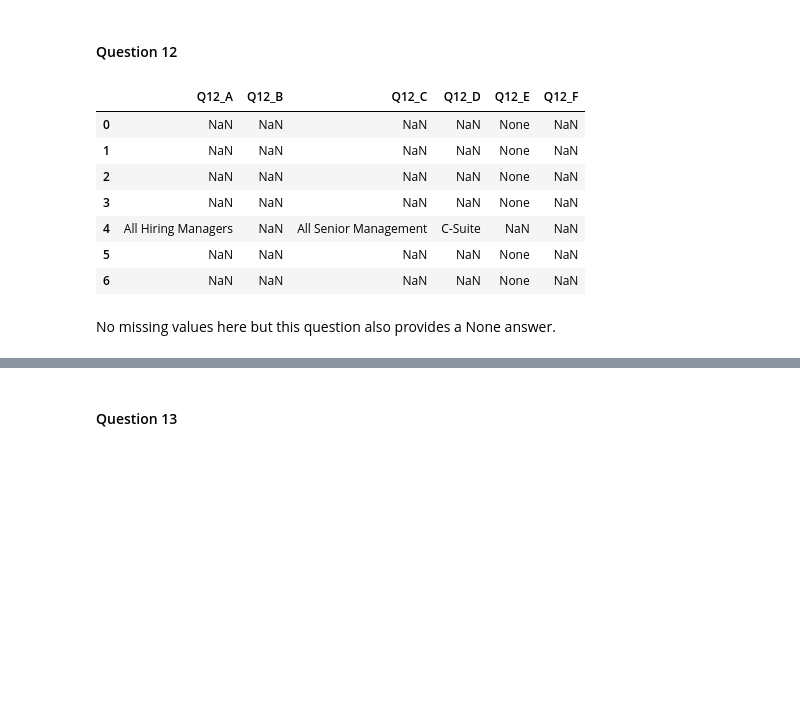
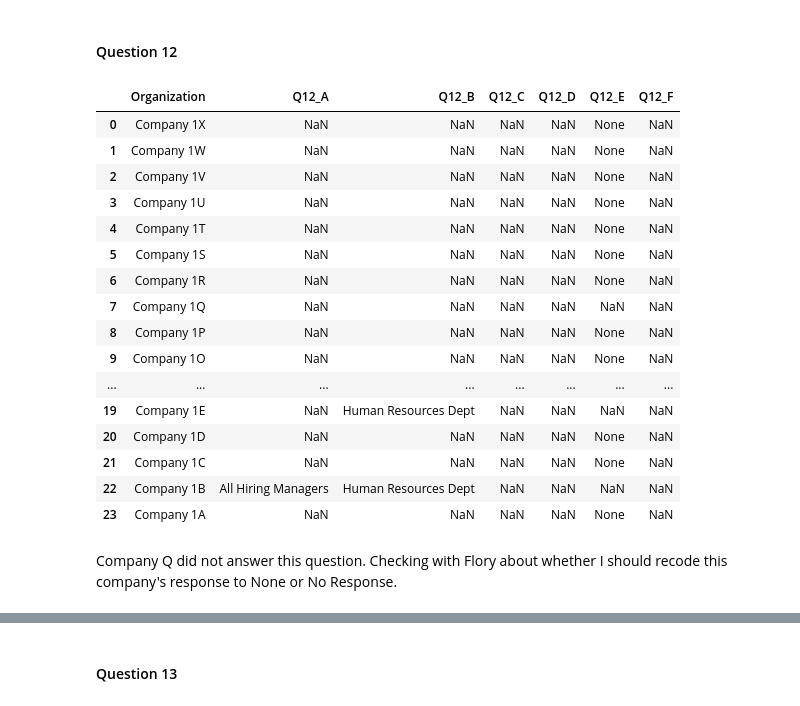
Before and after one commit to anushasilla/gender-ideal, a Jupyter notebook: code/Vision_Data_Cleaning.ipynb, the cells around one changed output, grey strips where cells are left out. Saved outputs shown, nothing was run; the diff lists cells and outputs as text; code cells hidden in the pictures; blank space fills up the shorter version.

```diff
--- a/code/Vision_Data_Cleaning.ipynb
+++ b/code/Vision_Data_Cleaning.ipynb
@@ -69,7 +110,3 @@ Index(['Unnamed: 0', 'How many employees does your organization have?',
        'Gender Equality Index', 'None.3', 'Other.3',
        'Vision & Commitment: Before we move to the next section, is there anything else you want to tell us about how your organization has articulated and reinforces its vision and commitment to gend ...
       dtype='object')
-# %%
-#Renaming some of the columns to be shorter
-df.rename(columns={"Unnamed: 0":'organization','How many employees does your organization have?':'number_of_employees','For how many years has your organization been in operation?':'number_of_years',"What is your organization's industry?":'industry',"Tell us about your organization's workforce?":"workforce"},inplace=True)
-df
@@ -196,7 +310,7 @@ df["Q14_Other"]
 Name: Q14_Other, dtype: object
 # %%
 #Addressing the NA other issue in Q14
-#Relabeling the NAS in Q14 as Other
-df["Q14"][pd.notna(df["Q14_Other"])]="Other"
+#Relabeling the NAS in Q14 as string Other
+df.loc[pd.notna(df["Q14_Other"]),"Q14"]="Other"
 df["Q14"]
 # %% [output]
@@ -277,3 +429,0 @@ There is no response for the company is row 2. Will note in the Python spreadshe
-# %%
-#Need to double check but for now will recode the missing value for row 2 as None
-df['Q11_E',2] = "None"
@@ -291,0 +432,5 @@ df[['Q11_A','Q11_B', 'Q11_C', 'Q11_D', 'Q11_E', 'Q11_F']]
+# %%
+# If I recode to "No Response", I'll add a new column Q11_G that contains the value "No Response"
+df["Q11_G"] = np.nan
+df.loc[df["Organization"].isin(["Company 1R","Company 1K"]),"Q11_G"] = "No Response"
+df[['Organization','Q11_A', 'Q11_B', 'Q11_C','Q11_D', 'Q11_E', 'Q11_F',"Q11_G"]]
@@ -292,15 +455,24 @@ df[['Q11_A','Q11_B', 'Q11_C', 'Q11_D', 'Q11_E', 'Q11_F']]
 # %% [markdown]
 #### Question 12
 # %%
-df[['Q12_A', 'Q12_B', 'Q12_C','Q12_D', 'Q12_E', 'Q12_F']]
+df[['Organization','Q12_A', 'Q12_B', 'Q12_C','Q12_D', 'Q12_E', 'Q12_F']]
 # %% [output]
-|  | Q12_A | Q12_B | Q12_C | Q12_D | Q12_E | Q12_F |
-| 0 | NaN | NaN | NaN | NaN | None | NaN |
-| 1 | NaN | NaN | NaN | NaN | None | NaN |
-| 2 | NaN | NaN | NaN | NaN | None | NaN |
-| 3 | NaN | NaN | NaN | NaN | None | NaN |
-| 4 | All Hiring Managers | NaN | All Senior Management | C-Suite | NaN | NaN |
-| 5 | NaN | NaN | NaN | NaN | None | NaN |
-| 6 | NaN | NaN | NaN | NaN | None | NaN |
+|  | Organization | Q12_A | Q12_B | Q12_C | Q12_D | Q12_E | Q12_F |
+| 0 | Company 1X | NaN | NaN | NaN | NaN | None | NaN |
+| 1 | Company 1W | NaN | NaN | NaN | NaN | None | NaN |
+| 2 | Company 1V | NaN | NaN | NaN | NaN | None | NaN |
+| 3 | Company 1U | NaN | NaN | NaN | NaN | None | NaN |
+| 4 | Company 1T | NaN | NaN | NaN | NaN | None | NaN |
+| 5 | Company 1S | NaN | NaN | NaN | NaN | None | NaN |
+| 6 | Company 1R | NaN | NaN | NaN | NaN | None | NaN |
+| 7 | Company 1Q | NaN | NaN | NaN | NaN | NaN | NaN |
+| 8 | Company 1P | NaN | NaN | NaN | NaN | None | NaN |
+| 9 | Company 1O | NaN | NaN | NaN | NaN | None | NaN |
+| ... | ... | ... | ... | ... | ... | ... | ... |
+| 19 | Company 1E | NaN | Human Resources Dept | NaN | NaN | NaN | NaN |
+| 20 | Company 1D | NaN | NaN | NaN | NaN | None | NaN |
+| 21 | Company 1C | NaN | NaN | NaN | NaN | None | NaN |
+| 22 | Company 1B | All Hiring Managers | Human Resources Dept | NaN | NaN | NaN | NaN |
+| 23 | Company 1A | NaN | NaN | NaN | NaN | None | NaN |
-# %% [markdown]
-No missing values here but this question also provides a None answer.
+# %% [markdown]
+Company Q did not answer this question. Checking with Flory about whether I should recode this company's response to None or No Response.
```
Also changed, not shown: parts of 38 cells of this notebook, 5 other files.
